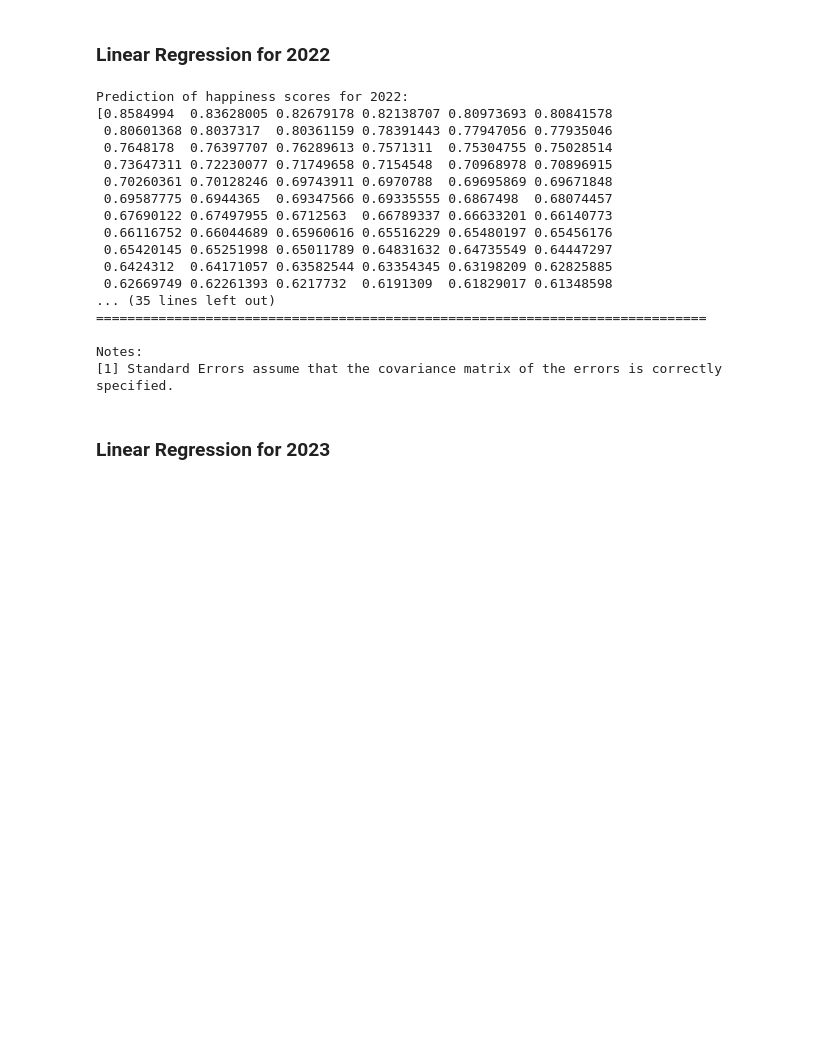
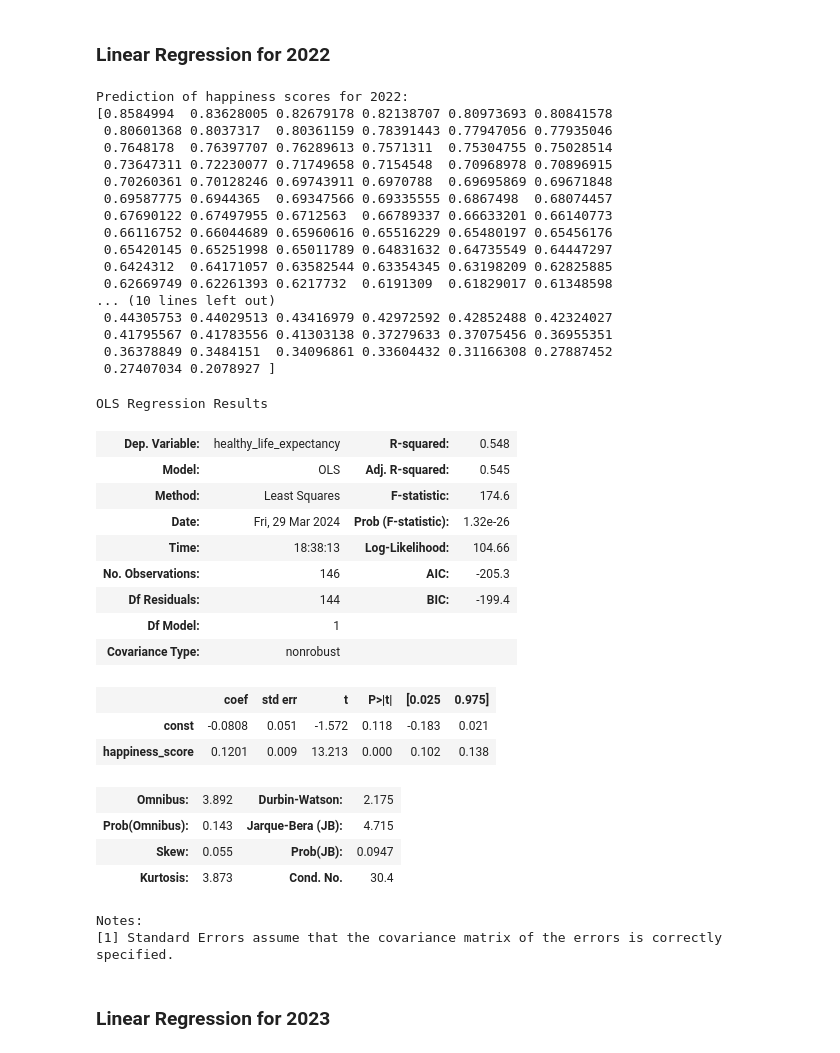
Before and after one commit to aaronng03/CMSE202-s24-turnin, a Jupyter notebook: hw-03/HW-03.ipynb, the cells around one changed output. Saved outputs shown, nothing was run; the diff lists cells and outputs as text; code cells hidden in the pictures; blank space fills up the shorter version.

```diff
--- a/hw-03/HW-03.ipynb
+++ b/hw-03/HW-03.ipynb
@@ -167,38 +167,57 @@ In this part, we'll perform some one-variable linear regression analysis on the
 # %%
 # Define the X and Y variables for the model
 X_22 = new_22['happiness_score']
 Y_22 = new_22['healthy_life_expectancy']
 
 # Add a constant for the independent variable
 X_const = sm.add_constant(X_22)
 
 # Fit and summarize OLS model
 model_22 = sm.OLS(Y_22, X_const).fit()
 
 # Predict the happiness score for 2022
 
 print('Prediction of happiness scores for 2022:')
 print(model_22.predict())
 
-print(model_22.summary())
+model_22.summary()
 # %% [output]
 Prediction of happiness scores for 2022:
 [0.8584994  0.83628005 0.82679178 0.82138707 0.80973693 0.80841578
  0.80601368 0.8037317  0.80361159 0.78391443 0.77947056 0.77935046
  0.7648178  0.76397707 0.76289613 0.7571311  0.75304755 0.75028514
  0.73647311 0.72230077 0.71749658 0.7154548  0.70968978 0.70896915
  0.70260361 0.70128246 0.69743911 0.6970788  0.69695869 0.69671848
  0.69587775 0.6944365  0.69347566 0.69335555 0.6867498  0.68074457
  0.67690122 0.67497955 0.6712563  0.66789337 0.66633201 0.66140773
  0.66116752 0.66044689 0.65960616 0.65516229 0.65480197 0.65456176
  0.65420145 0.65251998 0.65011789 0.64831632 0.64735549 0.64447297
  0.6424312  0.64171057 0.63582544 0.63354345 0.63198209 0.62825885
  0.62669749 0.62261393 0.6217732  0.6191309  0.61829017 0.61348598
-... (35 lines left out)
-==============================================================================
-
-Notes:
-[1] Standard Errors assume that the covariance matrix of the errors is correctly specified.
+... (10 lines left out)
+ 0.44305753 0.44029513 0.43416979 0.42972592 0.42852488 0.42324027
+ 0.41795567 0.41783556 0.41303138 0.37279633 0.37075456 0.36955351
+ 0.36378849 0.3484151  0.34096861 0.33604432 0.31166308 0.27887452
+ 0.27407034 0.2078927 ]
+OLS Regression Results
+| Dep. Variable: | healthy_life_expectancy | R-squared: | 0.548 |
+| Model: | OLS | Adj. R-squared: | 0.545 |
+| Method: | Least Squares | F-statistic: | 174.6 |
+| Date: | Fri, 29 Mar 2024 | Prob (F-statistic): | 1.32e-26 |
+| Time: | 18:38:13 | Log-Likelihood: | 104.66 |
+| No. Observations: | 146 | AIC: | -205.3 |
+| Df Residuals: | 144 | BIC: | -199.4 |
+| Df Model: | 1 |  |  |
+| Covariance Type: | nonrobust |  |  |
+|  | coef | std err | t | P>|t| | [0.025 | 0.975] |
+| const | -0.0808 | 0.051 | -1.572 | 0.118 | -0.183 | 0.021 |
+| happiness_score | 0.1201 | 0.009 | 13.213 | 0.000 | 0.102 | 0.138 |
+| Omnibus: | 3.892 | Durbin-Watson: | 2.175 |
+| Prob(Omnibus): | 0.143 | Jarque-Bera (JB): | 4.715 |
+| Skew: | 0.055 | Prob(JB): | 0.0947 |
+| Kurtosis: | 3.873 | Cond. No. | 30.4 |
+Notes:
+[1] Standard Errors assume that the covariance matrix of the errors is correctly specified.
 # %% [markdown]
 ### Linear Regression for 2023
 # %%
```
Also changed, not shown: parts of 13 cells of this notebook.
